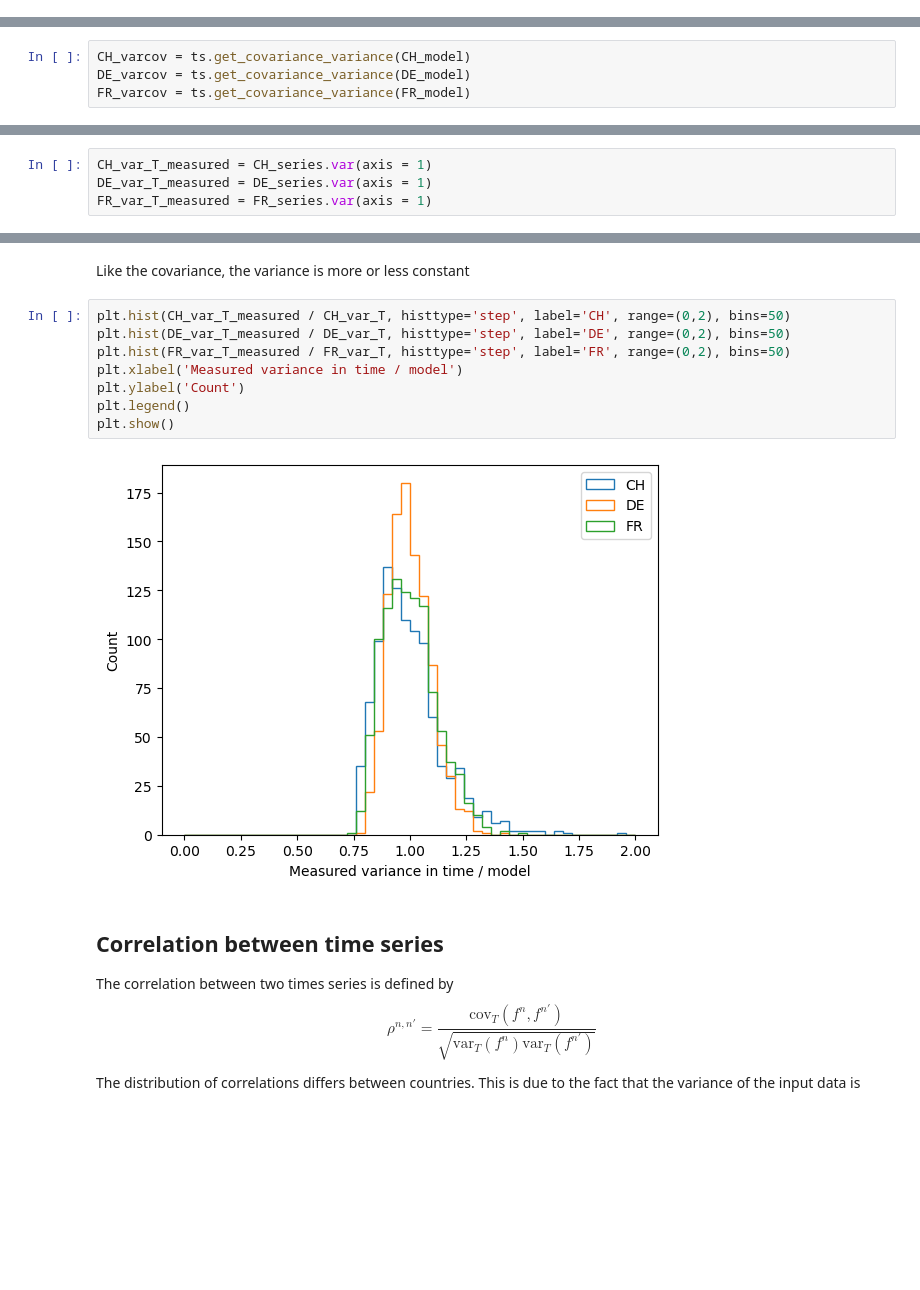
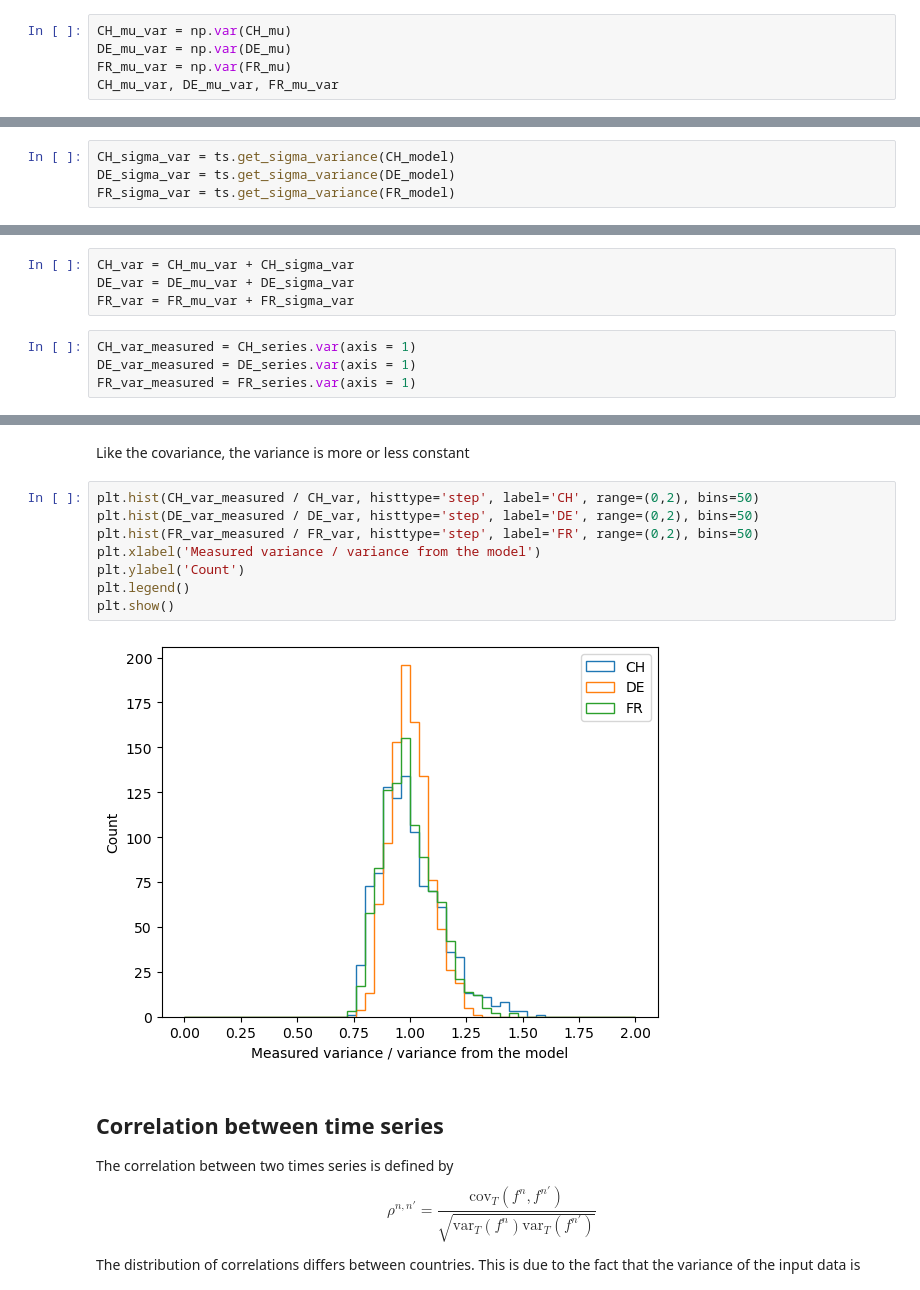
Before and after one commit to GeeeHesso/PowerData, a Jupyter notebook: doc/Correlations.ipynb, the cells around one changed output, grey strips where cells are left out. Cells and saved outputs as stored; diff of their text form; blank space fills up the shorter version.

```diff
--- a/doc/Correlations.ipynb
+++ b/doc/Correlations.ipynb
@@ -155,0 +140,5 @@ FR_cov_T_coefficients = covariance_coefficients(FR_series)
+# %%
+CH_mu_var = np.var(CH_mu)
+DE_mu_var = np.var(DE_mu)
+FR_mu_var = np.var(FR_mu)
+CH_mu_var, DE_mu_var, FR_mu_var
@@ -218,4 +209,4 @@ $$
 # %%
-CH_varcov = ts.get_covariance_variance(CH_model)
-DE_varcov = ts.get_covariance_variance(DE_model)
-FR_varcov = ts.get_covariance_variance(FR_model)
+CH_sigma_var = ts.get_sigma_variance(CH_model)
+DE_sigma_var = ts.get_sigma_variance(DE_model)
+FR_sigma_var = ts.get_sigma_variance(FR_model)
@@ -226,5 +213,9 @@ FR_var_T = FR_cov_T + FR_varcov
+# %%
+CH_var = CH_mu_var + CH_sigma_var
+DE_var = DE_mu_var + DE_sigma_var
+FR_var = FR_mu_var + FR_sigma_var
 # %%
-CH_var_T_measured = CH_series.var(axis = 1)
-DE_var_T_measured = DE_series.var(axis = 1)
-FR_var_T_measured = FR_series.var(axis = 1)
+CH_var_measured = CH_series.var(axis = 1)
+DE_var_measured = DE_series.var(axis = 1)
+FR_var_measured = FR_series.var(axis = 1)
 # %%
@@ -259,15 +250,15 @@ plt.show()
 # %% [markdown]
 Like the covariance, the variance is more or less constant
 # %%
-plt.hist(CH_var_T_measured / CH_var_T, histtype='step', label='CH', range=(0,2), bins=50)
-plt.hist(DE_var_T_measured / DE_var_T, histtype='step', label='DE', range=(0,2), bins=50)
-plt.hist(FR_var_T_measured / FR_var_T, histtype='step', label='FR', range=(0,2), bins=50)
-plt.xlabel('Measured variance in time / model')
+plt.hist(CH_var_measured / CH_var, histtype='step', label='CH', range=(0,2), bins=50)
+plt.hist(DE_var_measured / DE_var, histtype='step', label='DE', range=(0,2), bins=50)
+plt.hist(FR_var_measured / FR_var, histtype='step', label='FR', range=(0,2), bins=50)
+plt.xlabel('Measured variance / variance from the model')
 plt.ylabel('Count')
 plt.legend()
 plt.show()
 # %% [output]
-[figure, old version]
+[figure, new version]
 # %% [markdown]
 ## Correlation between time series
 
```
Also changed, not shown: parts of 39 cells of this notebook, 1 other file.
